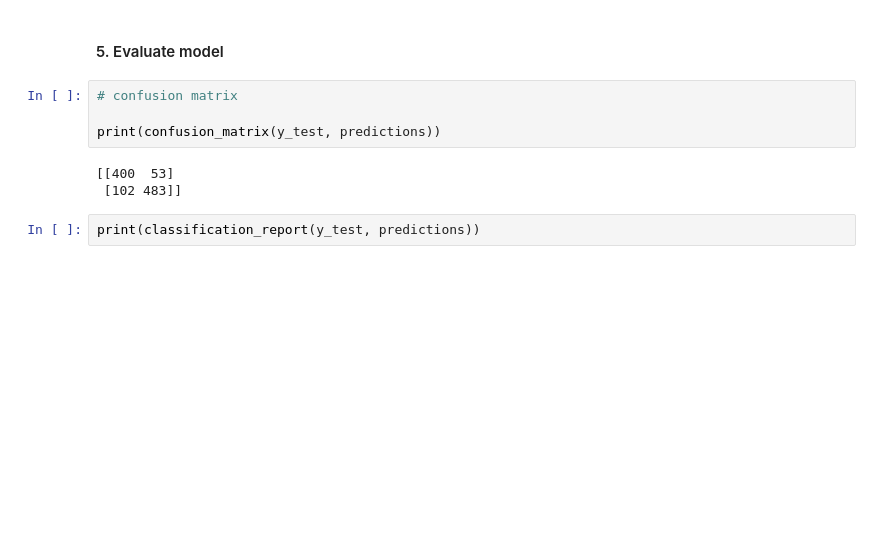
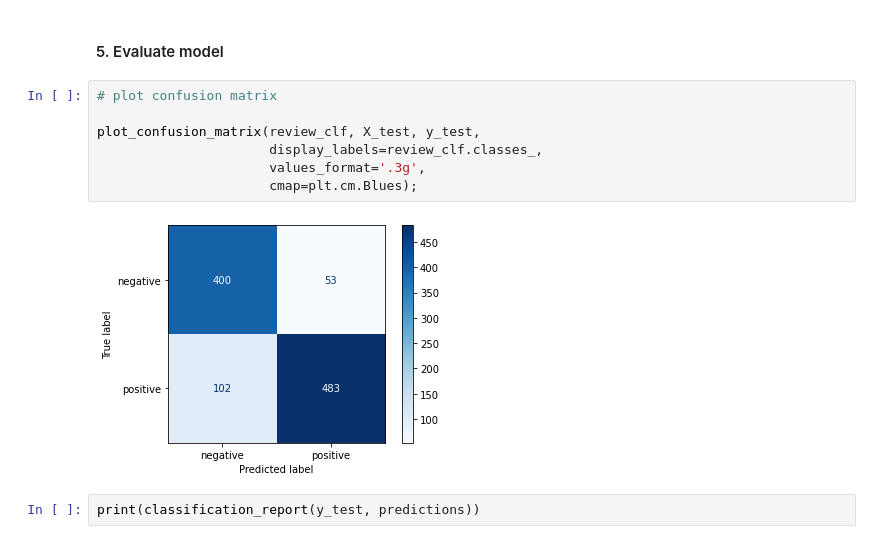
Before and after one commit to j-n-t/transformers, a Jupyter notebook: text_classification_with_BERT.ipynb, the cells around one changed output. Drawn from its saved outputs; the diff is of its cells as text; blank space fills up the shorter version.

Commit message:
feat: Plot confusion matrix

```diff
--- a/text_classification_with_BERT.ipynb
+++ b/text_classification_with_BERT.ipynb
@@ -389,13 +391,15 @@ array(['negative', 'negative', 'positive', 'positive', 'negative',
 Our classifier seems to be working correctly. It's now time to evaluate it.
 # %% [markdown]
 #### 5. Evaluate model
-# %%
-# confusion matrix
-
-print(confusion_matrix(y_test, predictions))
-# %% [output]
-[[400  53]
- [102 483]]
+# %%
+# plot confusion matrix
+
+plot_confusion_matrix(review_clf, X_test, y_test,
+                      display_labels=review_clf.classes_,
+                      values_format='.3g',
+                      cmap=plt.cm.Blues);
+# %% [output]
+[figure, added]
 # %%
 print(classification_report(y_test, predictions))
 # %% [output]
```
Also changed, not shown: parts of 2 cells of this notebook.
